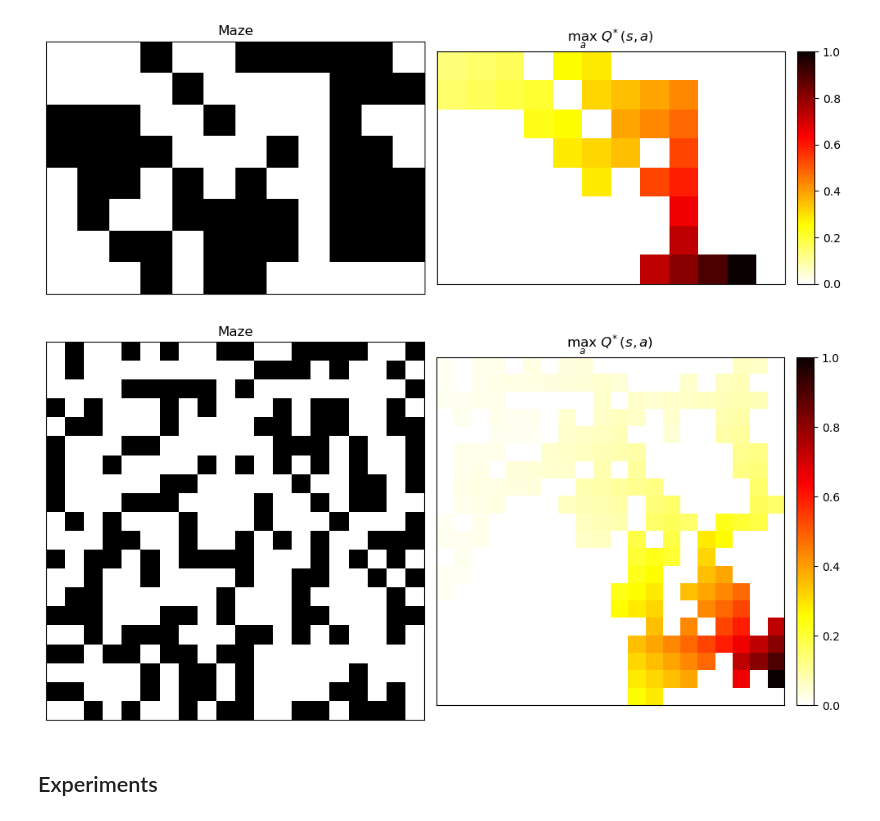
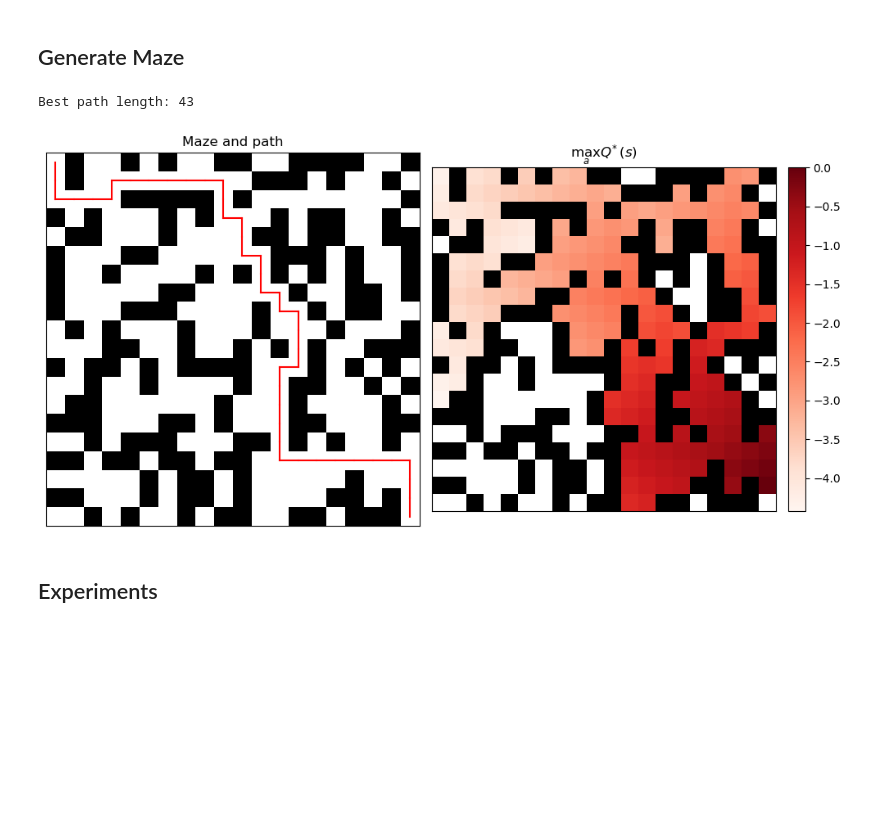
Before and after one commit to tms-gvd/lab_qlearning, a Jupyter notebook: results.ipynb, the cells around one changed output. Cells and saved outputs as stored; diff of their text form; code cells hidden in the pictures; blank space fills up the shorter version.

```diff
--- a/results.ipynb
+++ b/results.ipynb
@@ -14,16 +15,57 @@ from src.utils import get_one_episode, viz_path, plot_maze_q_star, plot_path_q,
 # %%
 SEED = 0
 np.random.seed(SEED)
-# %%
-small_mdp, small_grid, small_q = get_maze_mdp(nrows=8, ncols=12, p=.5, gamma=.9, seed=SEED)
-plot_maze_q_star(small_grid, small_q)
-# %% [output]
-[figure, removed]
-# %%
-big_mdp, big_grid, big_q = get_maze_mdp(nrows=20, ncols=20, p=.4, gamma=.9, seed=SEED)
-plot_maze_q_star(big_grid, big_q)
-# %% [output]
-[figure, removed]
+# %% [markdown]
+## Generate Maze
+# %%
+maze_name = "random large"
+ALPHA = .6
+
+if "random" in maze_name:
+    if maze_name == "random small":
+        nrows = 8
+        ncols = 12
+        p = .5
+    elif maze_name == "random large":
+        nrows = 20
+        ncols = 20
+        p = .4
+    mdp, grid, qstar = get_maze_mdp(nrows, ncols, p, gamma=.9, seed=SEED)
+elif "custom" in maze_name:
+    if maze_name == "custom small":
+        maze = np.load("custom_mazes/maze_14_14.npy")
+    elif maze_name == "custom large":
+        maze = np.load("custom_mazes/maze_29_29.npy")
+    elif maze_name == "custom large bis":
+        maze = np.load("custom_mazes/maze_29_29_bis.npy")
+    else:
+        raise ValueError("Unknown custom maze name")
+    walls_ixs = np.where(maze.ravel() == 0)[0]
+    mdp, grid = create_mdp(walls_ixs, *maze.shape, gamma=0.9)
+    qstar, _ = VI_Q(mdp, eps=1e-8)
+else:
+    raise ValueError("Unknown maze name")
+
+_, best_t, best_path = get_one_episode(mdp, qstar)
+
+if "small" in maze_name:
+    mdp.horizon = 1000
+    NB_ITER = int(1e6)
+elif "large" in maze_name:
+    mdp.horizon = 10000
+    NB_ITER = int(1e7)
+else:
+    raise ValueError("Unknown maze name")
+PATIENCE = NB_ITER//20
+
+print("Best path length: {}".format(best_t))
+
+fig, (ax1, ax2) = plt.subplots(1, 2, figsize=(10, 5))
+plot_maze_path_q(grid, qstar, best_path, axes=(ax1, ax2))
+fig.tight_layout()
+# %% [output]
+Best path length: 43
+[figure, added]
 # %% [markdown]
 ## Experiments
 # %% [markdown]
```
Also changed, not shown: parts of 20 cells of this notebook, 1 other file.
